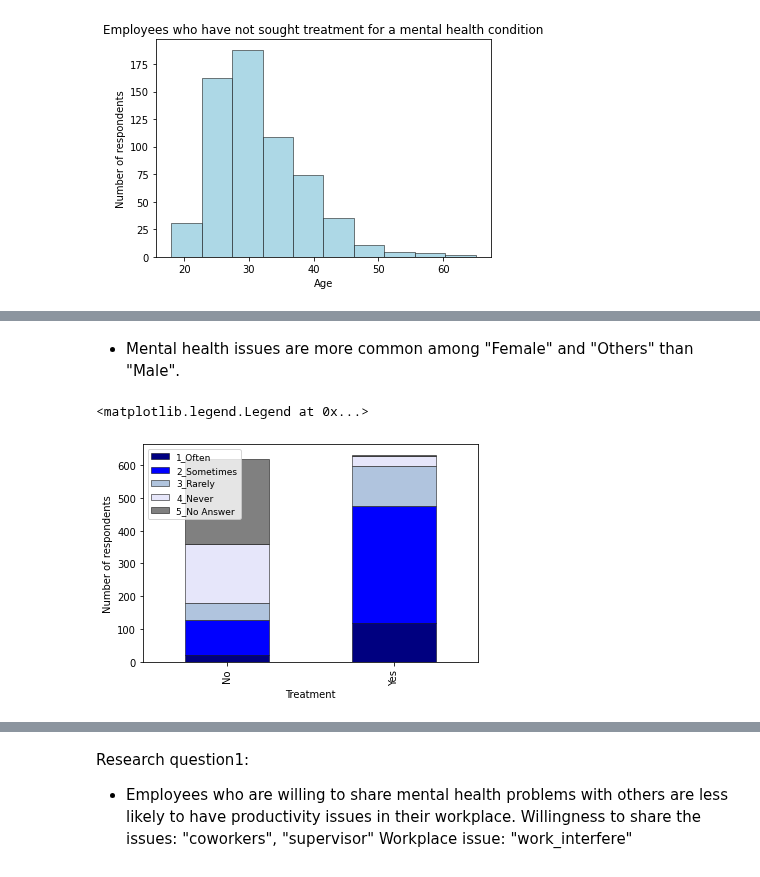
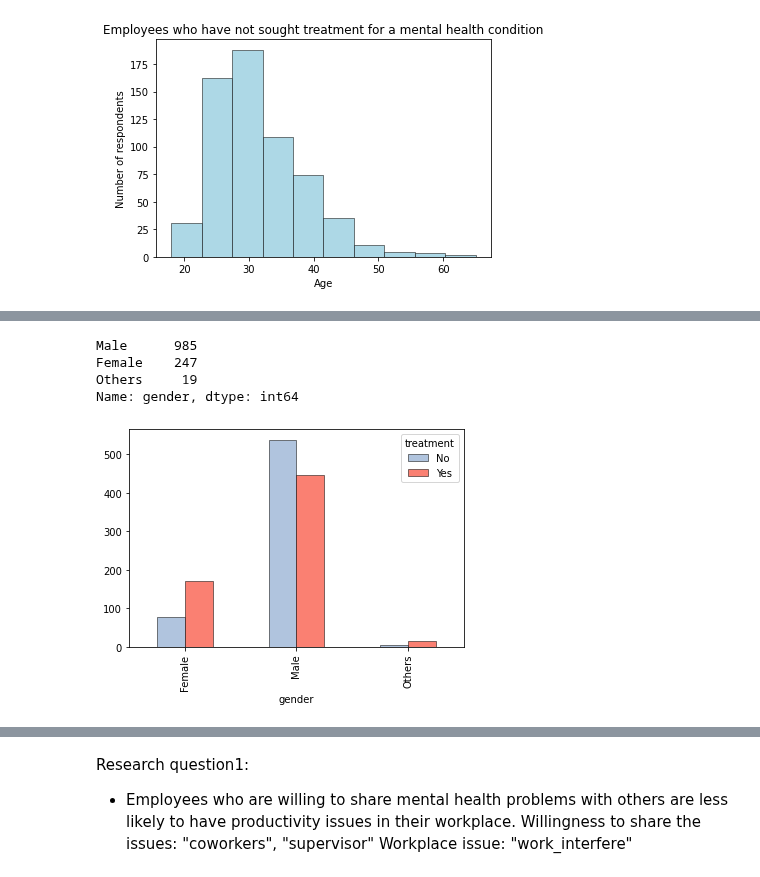
Before and after one commit to ceciliastern/ds_term_project, a Jupyter notebook: Term Project - Mental Health Dataset.ipynb, the cells around one changed output, grey strips where cells are left out. Drawn from its saved outputs; the diff is of its cells as text; code cells hidden in the pictures.

```diff
--- a/Term Project - Mental Health Dataset.ipynb
+++ b/Term Project - Mental Health Dataset.ipynb
@@ -307,15 +284,17 @@ create_bar_chart(mh_df["gender"],mh_df["treatment"])
-# %% [markdown]
-- Mental health issues are more common among "Female" and "Others" than "Male".
-# %%
-# Relationship between "treatment" and "work_interfere"
-cross = pd.crosstab(mh_df["treatment"],mh_df["work_interfere"])
-cross.plot.bar(stacked=True, color={"1_Often": "navy", "2_Sometimes": "blue",
-                                    "3_Rarely": "lightsteelblue", "4_Never": "lavender",
-                                   "5_No Answer":"Gray"},
-              edgecolor="black",linewidth=0.5)
-plt.xlabel("Treatment")
-plt.ylabel("Number of respondents")
-plt.legend(loc="upper left", fontsize=9)
-# %% [output]
-<matplotlib.legend.Legend at 0x...>
-[figure, removed]
+# %%
+# Define a function creating a bar chart (relationship between "treatment" and one features)
+def relation_bar_chart(df, feature_name, label_name):
+    graph = mh_df.groupby(feature_name)[label_name].value_counts().sort_index()
+    graph.unstack().plot.bar(color=["lightsteelblue","salmon"],
+                                     edgecolor="black",linewidth=0.5)
+# %%
+# Relationship between "treatment" and "gender"
+print(mh_df["gender"].value_counts())
+
+relation_bar_chart(mh_df, "gender", "treatment")
+# %% [output]
+Male      985
+Female    247
+Others     19
+Name: gender, dtype: int64
+[figure, added]
```
Also changed, not shown: parts of 13 cells of this notebook.
